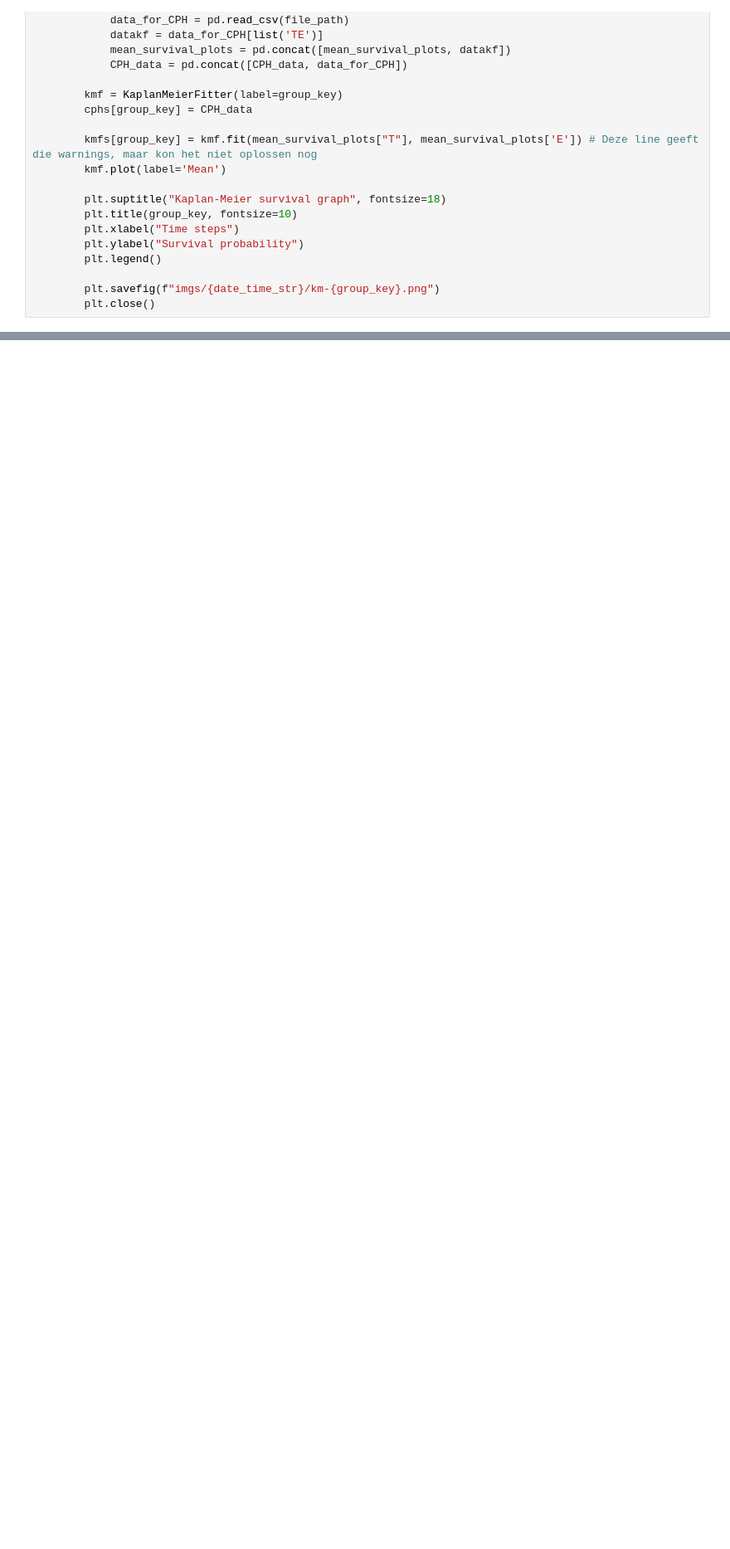
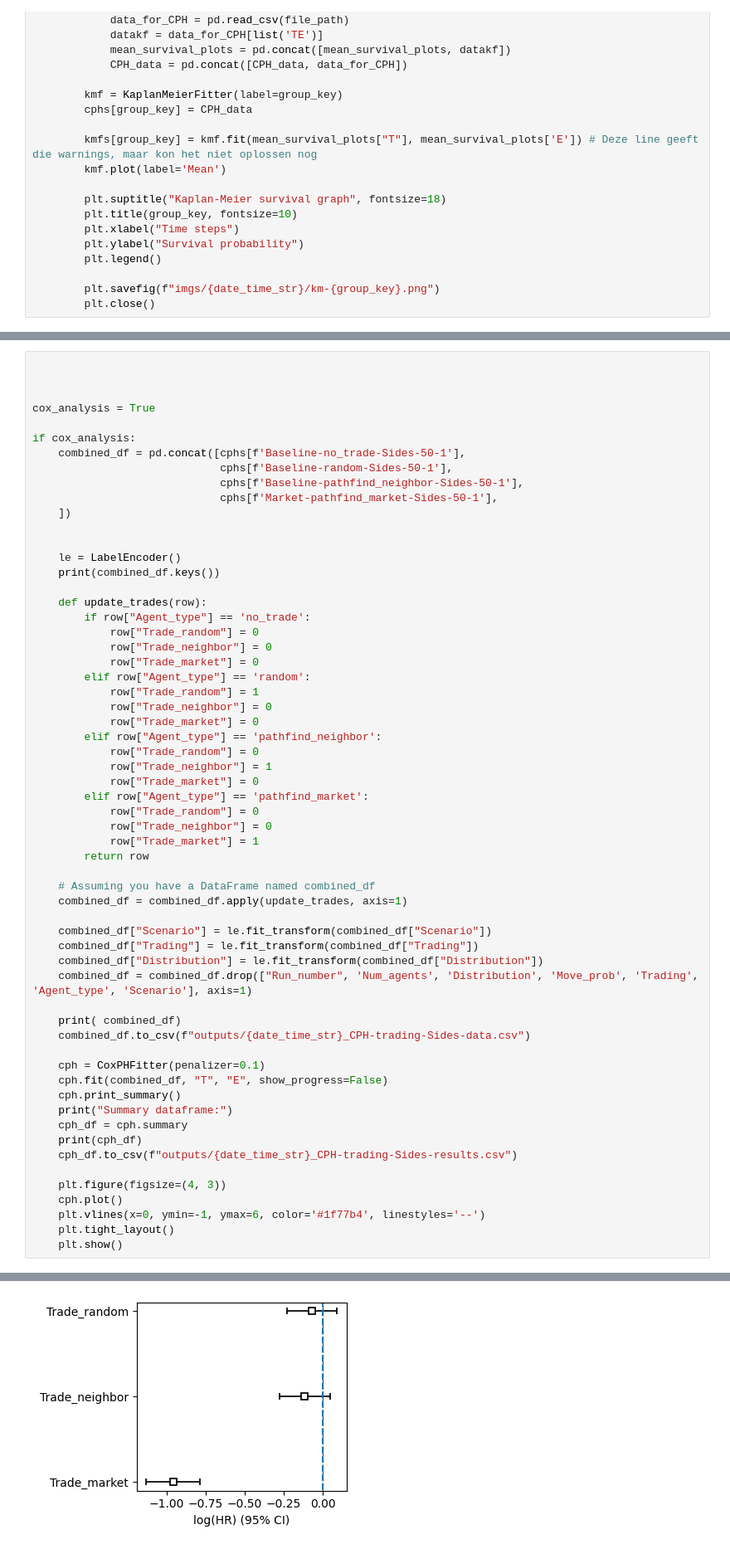
Before and after one commit to freek1/trading-agents, a Jupyter notebook: eval.ipynb, the cells around one changed output, grey strips where cells are left out. Shown at 83% size. Saved outputs shown, nothing was run; the diff lists cells and outputs as text; blank space fills up the shorter version.

```diff
--- a/eval.ipynb
+++ b/eval.ipynb
@@ -228,0 +280,61 @@ ConvergenceError: delta contains nan value(s). Convergence halted. Please see th
+# %%
+
+
+
+cox_analysis = True
+
+if cox_analysis:
+    combined_df = pd.concat([cphs[f'Baseline-no_trade-Sides-50-1'],
+                             cphs[f'Baseline-random-Sides-50-1'],
+                             cphs[f'Baseline-pathfind_neighbor-Sides-50-1'],
+                             cphs[f'Market-pathfind_market-Sides-50-1'],
+    ])
+
+
+    le = LabelEncoder()
+    print(combined_df.keys())
+
+    def update_trades(row):
+        if row["Agent_type"] == 'no_trade':
+            row["Trade_random"] = 0
+            row["Trade_neighbor"] = 0
+            row["Trade_market"] = 0
+        elif row["Agent_type"] == 'random':
+            row["Trade_random"] = 1
+            row["Trade_neighbor"] = 0
+            row["Trade_market"] = 0
+        elif row["Agent_type"] == 'pathfind_neighbor':
+            row["Trade_random"] = 0
+            row["Trade_neighbor"] = 1
+            row["Trade_market"] = 0
+        elif row["Agent_type"] == 'pathfind_market':
+            row["Trade_random"] = 0
+            row["Trade_neighbor"] = 0
+            row["Trade_market"] = 1
+        return row
+
+    # Assuming you have a DataFrame named combined_df
+    combined_df = combined_df.apply(update_trades, axis=1)
+
+    combined_df["Scenario"] = le.fit_transform(combined_df["Scenario"])
+    combined_df["Trading"] = le.fit_transform(combined_df["Trading"])
+    combined_df["Distribution"] = le.fit_transform(combined_df["Distribution"])
+    combined_df = combined_df.drop(["Run_number", 'Num_agents', 'Distribution', 'Move_prob', 'Trading', 'Agent_type', 'Scenario'], axis=1)
+
+    print( combined_df)
+    combined_df.to_csv(f"outputs/{date_time_str}_CPH-trading-Sides-data.csv")
+
+    cph = CoxPHFitter(penalizer=0.1)
+    cph.fit(combined_df, "T", "E", show_progress=False)
+    cph.print_summary()
+    print("Summary dataframe:")
+    cph_df = cph.summary
+    print(cph_df)
+    cph_df.to_csv(f"outputs/{date_time_str}_CPH-trading-Sides-results.csv")
+
+    plt.figure(figsize=(4, 3))
+    cph.plot()
+    plt.vlines(x=0, ymin=-1, ymax=6, color='#1f77b4', linestyles='--')
+    plt.tight_layout()
+    plt.show()
+# %% [output]
@@ -228,0 +394 @@ ConvergenceError: delta contains nan value(s). Convergence halted. Please see th
+[figure, added]
```
Also changed, not shown: parts of 12 cells of this notebook, 13 other files.
